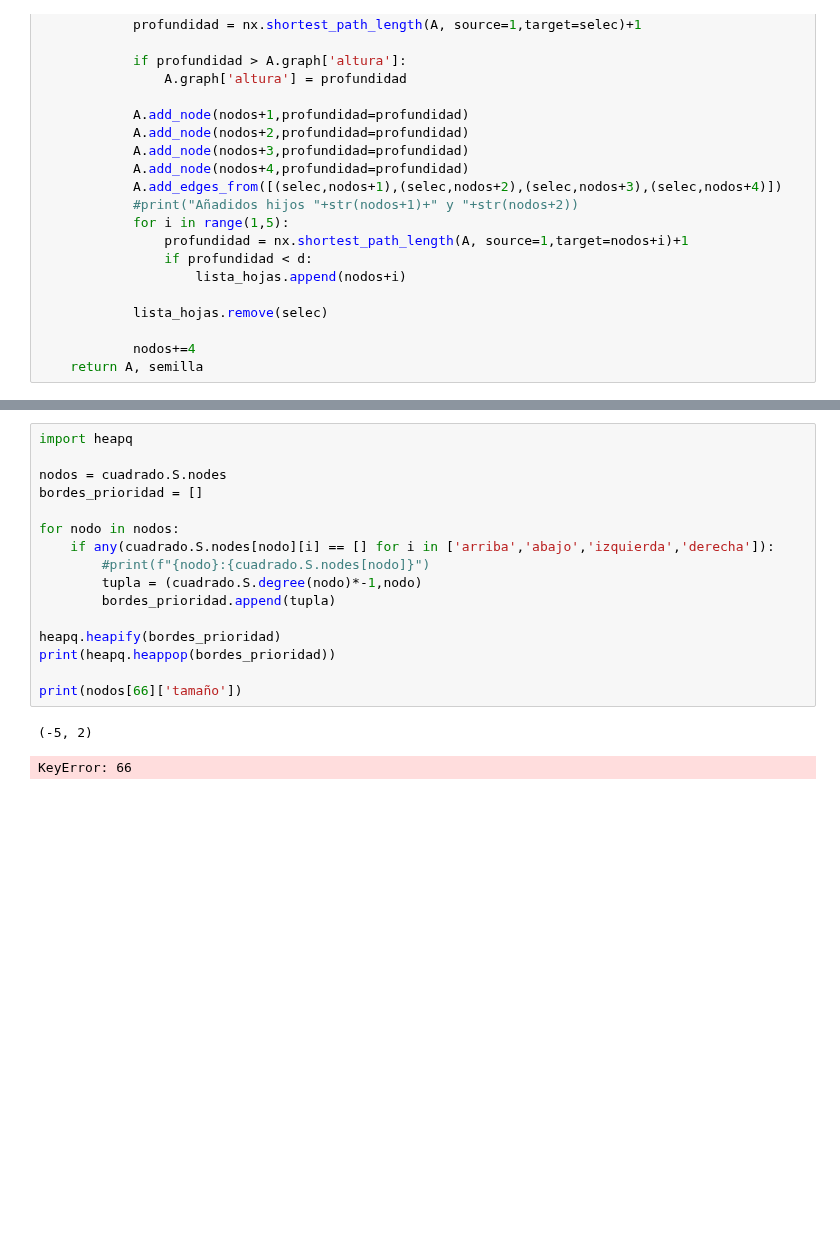
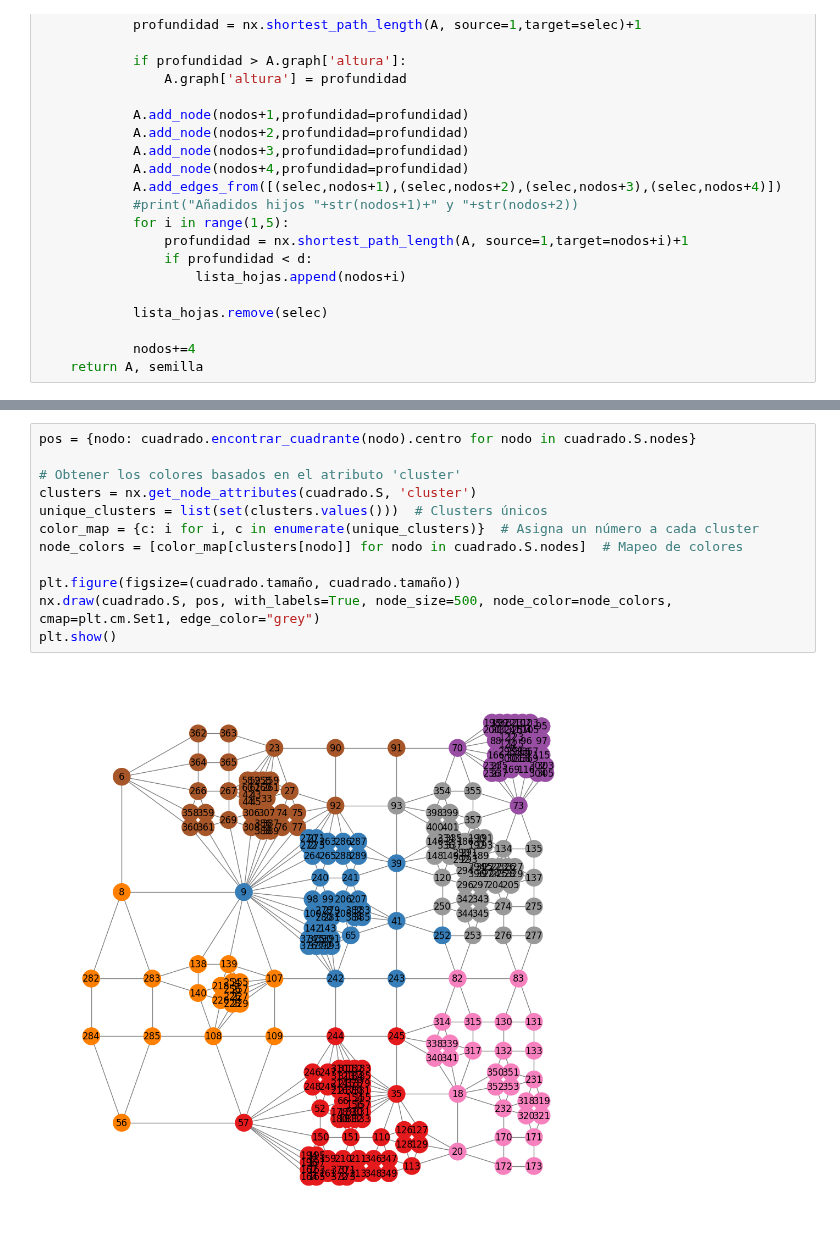
Before and after one commit to MarioPG21/TFG_generacion_mazmorras, a Jupyter notebook: Space Partitioning/Space_Partitioning.ipynb, the cells around one changed output, grey strips where cells are left out. Saved outputs shown, nothing was run; the diff lists cells and outputs as text; blank space fills up the shorter version.

Commit message:
He hecho alguna prueba con clustering

```diff
--- a/Space Partitioning/Space_Partitioning.ipynb
+++ b/Space Partitioning/Space_Partitioning.ipynb
@@ -776,19 +715,14 @@ Posible expansión derecha-abajo.
-# %%
-import heapq
-
-nodos = cuadrado.S.nodes
-bordes_prioridad = []
-
-for nodo in nodos:
-    if any(cuadrado.S.nodes[nodo][i] == [] for i in ['arriba','abajo','izquierda','derecha']):
-        #print(f"{nodo}:{cuadrado.S.nodes[nodo]}")
-        tupla = (cuadrado.S.degree(nodo)*-1,nodo)
-        bordes_prioridad.append(tupla)
-
-heapq.heapify(bordes_prioridad)
-print(heapq.heappop(bordes_prioridad))
-
-print(nodos[66]['tamaño'])
-# %% [output]
-(-5, 2)
-KeyError: 66
+# %%
+pos = {nodo: cuadrado.encontrar_cuadrante(nodo).centro for nodo in cuadrado.S.nodes}
+
+# Obtener los colores basados en el atributo 'cluster'
+clusters = nx.get_node_attributes(cuadrado.S, 'cluster')
+unique_clusters = list(set(clusters.values()))  # Clusters únicos
+color_map = {c: i for i, c in enumerate(unique_clusters)}  # Asigna un número a cada cluster
+node_colors = [color_map[clusters[nodo]] for nodo in cuadrado.S.nodes]  # Mapeo de colores
+
+plt.figure(figsize=(cuadrado.tamaño, cuadrado.tamaño))
+nx.draw(cuadrado.S, pos, with_labels=True, node_size=500, node_color=node_colors, cmap=plt.cm.Set1, edge_color="grey")
+plt.show()
+# %% [output]
+[figure, added]
```
Also changed, not shown: parts of 4 cells of this notebook.
